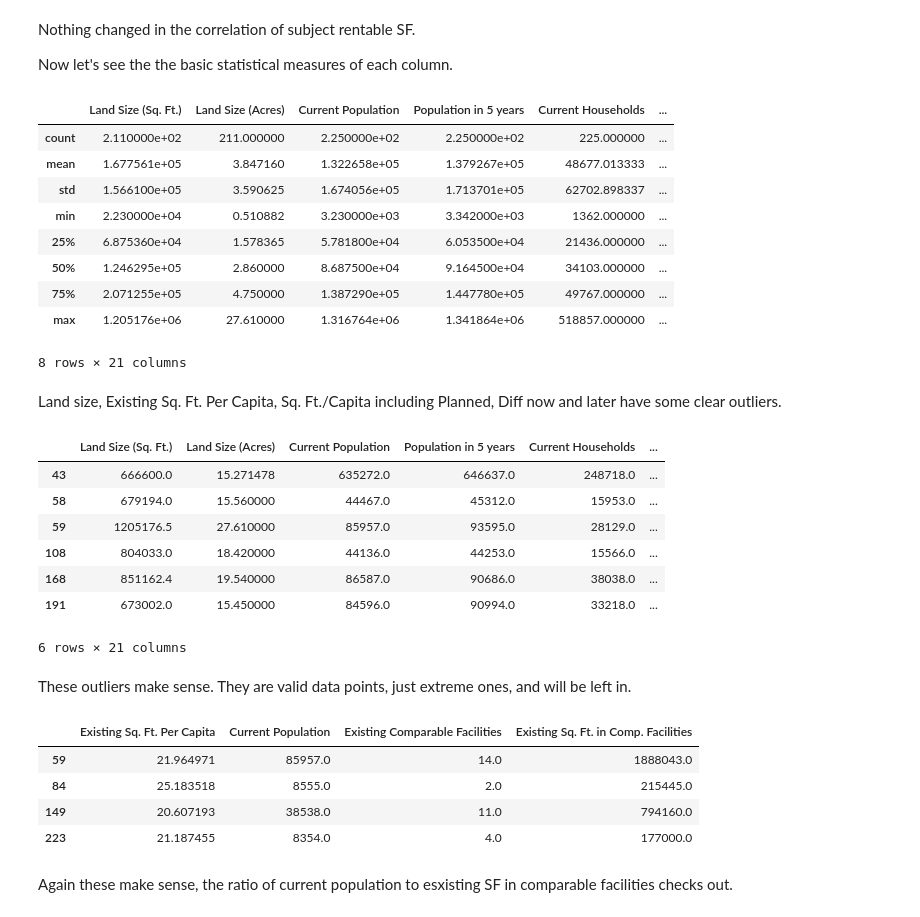
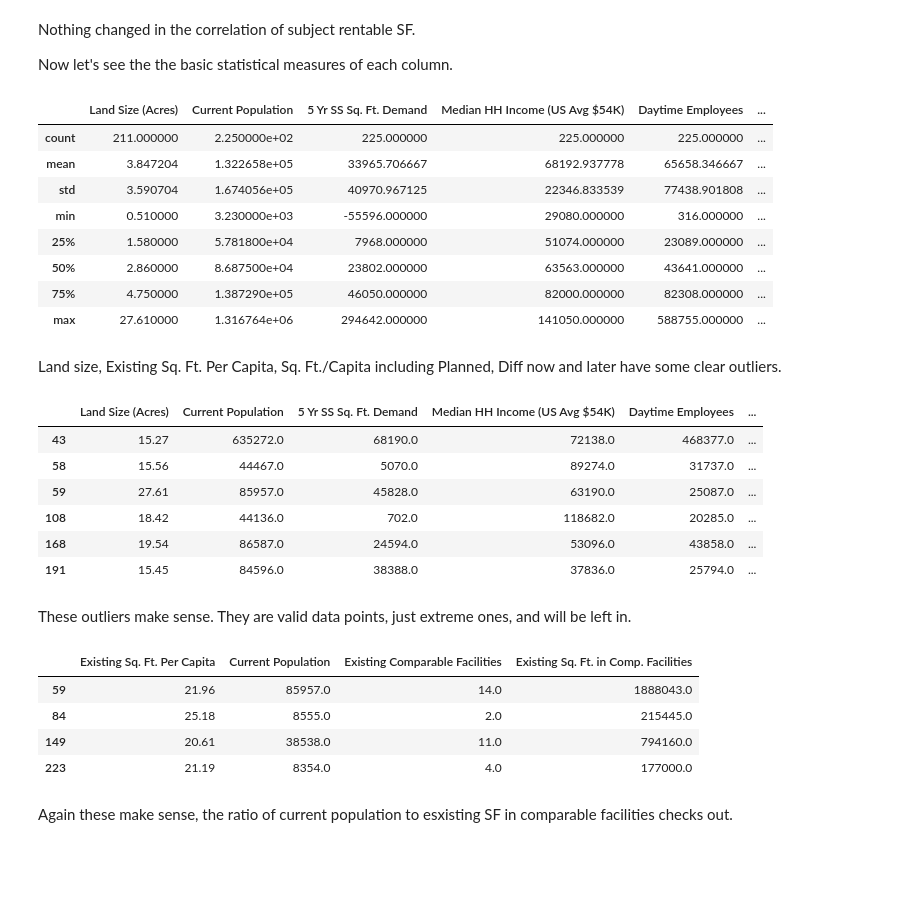
Before and after one commit to cport17/Springboard-Data-Science, a Jupyter notebook: Project1DataStory.ipynb, the cells around one changed output. Cells and saved outputs as stored; diff of their text form; code cells hidden in the pictures; blank space fills up the shorter version.

```diff
--- a/Project1DataStory.ipynb
+++ b/Project1DataStory.ipynb
@@ -6,7 +4,7 @@ import seaborn as sns
 import matplotlib.pyplot as plt
 import numpy as np
 
-pw = pd.read_excel('All_Stores_Summary_ML.xlsx')
+pw = pd.read_excel('AllStoresSummaryML_geocodio.xlsx')
 pw = pw.reset_index(drop=True)
 pw.head()
 # %% [output]
@@ -114,7 +112,8 @@ len(df[['Land Size (Sq. Ft.)', 'Land Size (Acres)', 'Current Population',
        'Existing Sq. Ft. in Comp. Facilities', 'Existing Sq. Ft. Per Capita',
        'Subject Rentable SF', "Add'l Planned/Proposed Facilities",
        "Add'l Planned/Proposed Facilities SF",
-       'Sq. Ft./Capita including Planned ', 'MSA SF per Capita', 'Accepted','Vehicles',
+       'Sq. Ft./Capita including Planned ', 'MSA SF per Capita', 'Latitude',
+       'Longitude','Accepted','Vehicles',
        'Diff now', 'Diff later']].dropna()) #180 instead of only 92
 
 df = df[['Land Size (Sq. Ft.)', 'Land Size (Acres)', 'Current Population',
@@ -124,7 +123,8 @@ df = df[['Land Size (Sq. Ft.)', 'Land Size (Acres)', 'Current Population',
        'Existing Sq. Ft. in Comp. Facilities', 'Existing Sq. Ft. Per Capita',
        'Subject Rentable SF', "Add'l Planned/Proposed Facilities",
        "Add'l Planned/Proposed Facilities SF",
-       'Sq. Ft./Capita including Planned ', 'MSA SF per Capita', 'Accepted','Vehicles',
+       'Sq. Ft./Capita including Planned ', 'MSA SF per Capita', 'Latitude',
+       'Longitude','Accepted','Vehicles',
        'Diff now', 'Diff later']]
 # %% [markdown]
 Now that we have our dataset, let's plot each column to get a rough idea of how they are distributed.
@@ -183,3 +185,5 @@ Unsprisingly, land size square footage and acrage correlate nearly perfectly sin
+# %%
+df = df.drop('Land Size (Sq. Ft.)', axis=1)
 # %% [markdown]
 ### Demographics
 # %%
@@ -203,5 +211,7 @@ Current population, population in 5 years, and current households all have stron
 Let's graph of some of these relationships to get a visual of the correlations we are seeing.
 # %%
+df = df.drop(['5 Yr Population Growth','Population in 5 years','Current Households'], axis=1)
+
 sns.jointplot(data=df, x='Median HH Income (US Avg $54K)', y='5 Yr SS Sq. Ft. Demand')
 sns.jointplot(data=df, x='Median HH Income (US Avg $54K)', y='Current Population')
 sns.jointplot(data=df, x='Daytime Employees', y='Current Population')
@@ -325,40 +329,38 @@ Now let's see the the basic statistical measures of each column.
 # %%
 df1.describe()
 # %% [output]
-|  | Land Size (Sq. Ft.) | Land Size (Acres) | Current Population | Population in 5 years | Current Households | ... |
-| count | 2.110000e+02 | 211.000000 | 2.250000e+02 | 2.250000e+02 | 225.000000 | ... |
-| mean | 1.677561e+05 | 3.847160 | 1.322658e+05 | 1.379267e+05 | 48677.013333 | ... |
-| std | 1.566100e+05 | 3.590625 | 1.674056e+05 | 1.713701e+05 | 62702.898337 | ... |
-| min | 2.230000e+04 | 0.510882 | 3.230000e+03 | 3.342000e+03 | 1362.000000 | ... |
-| 25% | 6.875360e+04 | 1.578365 | 5.781800e+04 | 6.053500e+04 | 21436.000000 | ... |
-| 50% | 1.246295e+05 | 2.860000 | 8.687500e+04 | 9.164500e+04 | 34103.000000 | ... |
-| 75% | 2.071255e+05 | 4.750000 | 1.387290e+05 | 1.447780e+05 | 49767.000000 | ... |
-| max | 1.205176e+06 | 27.610000 | 1.316764e+06 | 1.341864e+06 | 518857.000000 | ... |
+|  | Land Size (Acres) | Current Population | 5 Yr SS Sq. Ft. Demand | Median HH Income (US Avg $54K) | Daytime Employees | ... |
+| count | 211.000000 | 2.250000e+02 | 225.000000 | 225.000000 | 225.000000 | ... |
+| mean | 3.847204 | 1.322658e+05 | 33965.706667 | 68192.937778 | 65658.346667 | ... |
+| std | 3.590704 | 1.674056e+05 | 40970.967125 | 22346.833539 | 77438.901808 | ... |
+| min | 0.510000 | 3.230000e+03 | -55596.000000 | 29080.000000 | 316.000000 | ... |
+| 25% | 1.580000 | 5.781800e+04 | 7968.000000 | 51074.000000 | 23089.000000 | ... |
+| 50% | 2.860000 | 8.687500e+04 | 23802.000000 | 63563.000000 | 43641.000000 | ... |
+| 75% | 4.750000 | 1.387290e+05 | 46050.000000 | 82000.000000 | 82308.000000 | ... |
+| max | 27.610000 | 1.316764e+06 | 294642.000000 | 141050.000000 | 588755.000000 | ... |
-8 rows × 21 columns
 # %% [markdown]
 Land size, Existing Sq. Ft. Per Capita, Sq. Ft./Capita including Planned, Diff now and later have some clear outliers.
 # %%
 df1[df1['Land Size (Acres)']>15]
 # %% [output]
-|  | Land Size (Sq. Ft.) | Land Size (Acres) | Current Population | Population in 5 years | Current Households | ... |
-| 43 | 666600.0 | 15.271478 | 635272.0 | 646637.0 | 248718.0 | ... |
-| 58 | 679194.0 | 15.560000 | 44467.0 | 45312.0 | 15953.0 | ... |
-| 59 | 1205176.5 | 27.610000 | 85957.0 | 93595.0 | 28129.0 | ... |
-| 108 | 804033.0 | 18.420000 | 44136.0 | 44253.0 | 15566.0 | ... |
-| 168 | 851162.4 | 19.540000 | 86587.0 | 90686.0 | 38038.0 | ... |
-| 191 | 673002.0 | 15.450000 | 84596.0 | 90994.0 | 33218.0 | ... |
+|  | Land Size (Acres) | Current Population | 5 Yr SS Sq. Ft. Demand | Median HH Income (US Avg $54K) | Daytime Employees | ... |
+| 43 | 15.27 | 635272.0 | 68190.0 | 72138.0 | 468377.0 | ... |
+| 58 | 15.56 | 44467.0 | 5070.0 | 89274.0 | 31737.0 | ... |
+| 59 | 27.61 | 85957.0 | 45828.0 | 63190.0 | 25087.0 | ... |
+| 108 | 18.42 | 44136.0 | 702.0 | 118682.0 | 20285.0 | ... |
+| 168 | 19.54 | 86587.0 | 24594.0 | 53096.0 | 43858.0 | ... |
+| 191 | 15.45 | 84596.0 | 38388.0 | 37836.0 | 25794.0 | ... |
-6 rows × 21 columns
 # %% [markdown]
 These outliers make sense. They are valid data points, just extreme ones, and will be left in.
 # %%
-df1[df1['Existing Sq. Ft. Per Capita'] >20][['Existing Sq. Ft. Per Capita', 'Current Population', 'Existing Comparable Facilities',
-       'Existing Sq. Ft. in Comp. Facilities']]
+df1[df1['Existing Sq. Ft. Per Capita'] >20][['Existing Sq. Ft. Per Capita', 'Current Population',
+                                             'Existing Comparable Facilities', 'Existing Sq. Ft. in Comp. Facilities']]
 # %% [output]
 |  | Existing Sq. Ft. Per Capita | Current Population | Existing Comparable Facilities | Existing Sq. Ft. in Comp. Facilities |
-| 59 | 21.964971 | 85957.0 | 14.0 | 1888043.0 |
-| 84 | 25.183518 | 8555.0 | 2.0 | 215445.0 |
-| 149 | 20.607193 | 38538.0 | 11.0 | 794160.0 |
-| 223 | 21.187455 | 8354.0 | 4.0 | 177000.0 |
+| 59 | 21.96 | 85957.0 | 14.0 | 1888043.0 |
+| 84 | 25.18 | 8555.0 | 2.0 | 215445.0 |
+| 149 | 20.61 | 38538.0 | 11.0 | 794160.0 |
+| 223 | 21.19 | 8354.0 | 4.0 | 177000.0 |
 # %% [markdown]
 Again these make sense, the ratio of current population to esxisting SF in comparable facilities checks out.
 # %%
```
Also changed, not shown: parts of 24 cells of this notebook, 1 other file.
